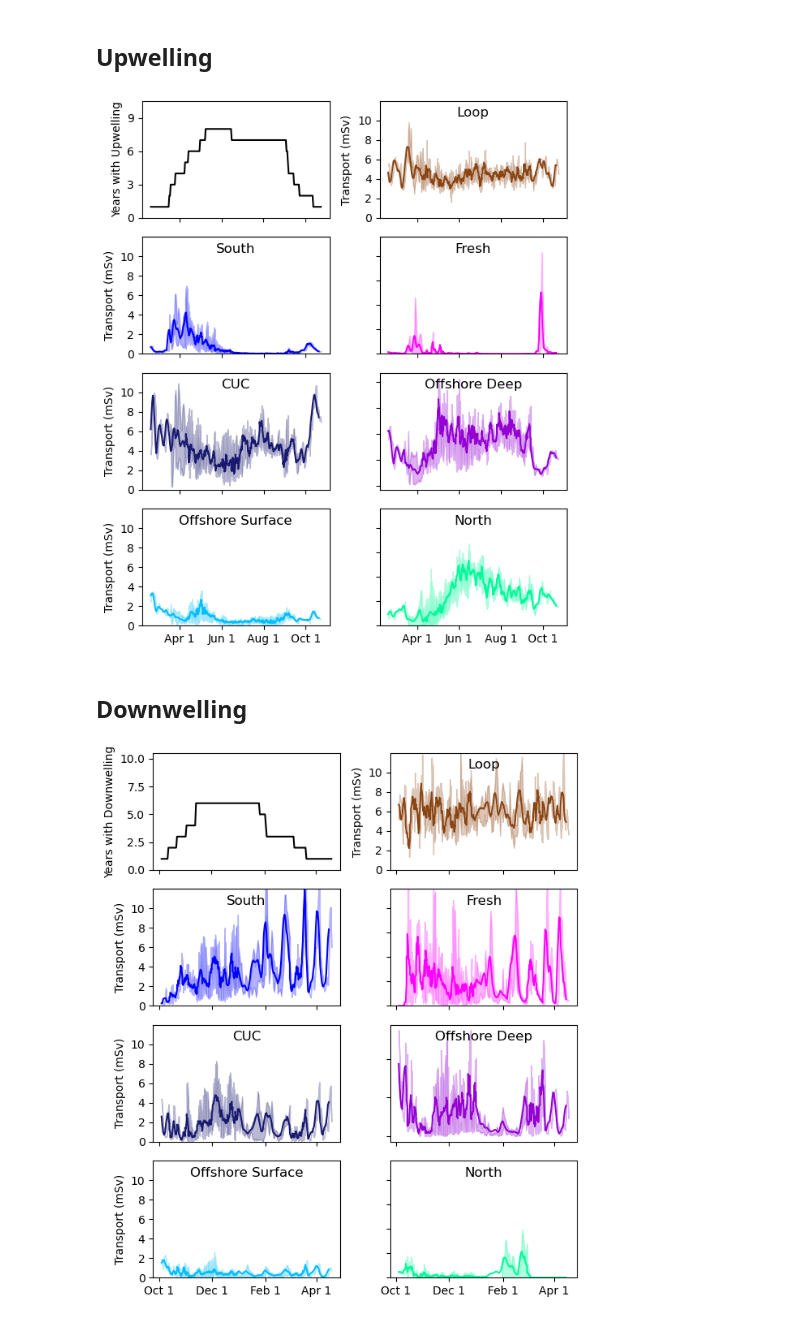
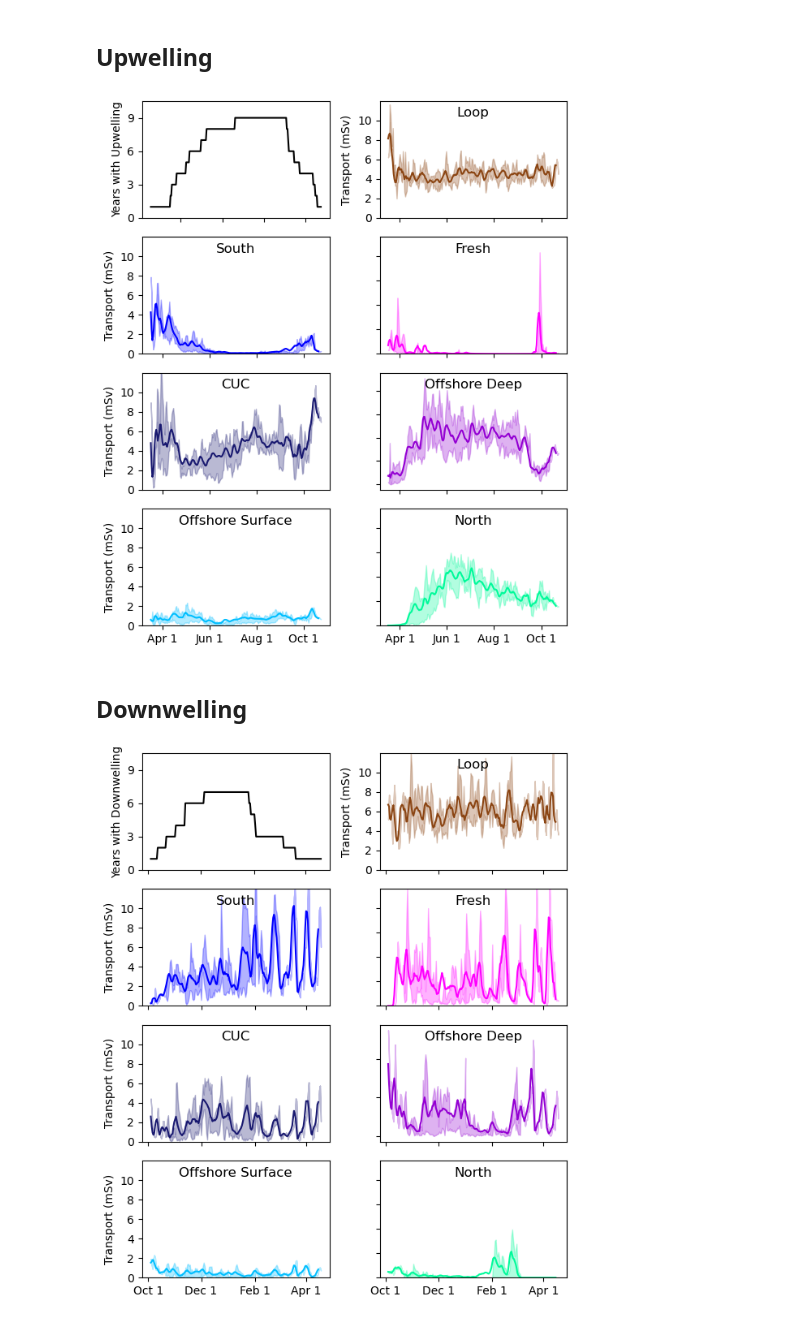
Before and after one commit to rbeutel/LO_user, a Jupyter notebook: ariane/quant_dynamics.ipynb, the cells around one changed output. Drawn from its saved outputs; the diff is of its cells as text; code cells hidden in the pictures.

Commit message:
added years

```diff
--- a/ariane/quant_dynamics.ipynb
+++ b/ariane/quant_dynamics.ipynb
@@ -152,7 +152,7 @@ ax[0,0].set_xticklabels([])
 
 # loop flow
 data = [loop.transport_2013,loop.transport_2014,loop.transport_2015,loop.transport_2016,loop.transport_2017,loop.transport_2018,
-        loop.transport_2021,loop.transport_2022]
+        loop.transport_2021,loop.transport_2021,loop.transport_2022]
 ax[0,1].plot(loop.yearday[:(-window + 1)],moving_average(np.nanmean(data,axis=0),window),'saddlebrown')
 ax[0,1].fill_between(loop.yearday,
                         np.nanpercentile(data, [25], method='midpoint',axis=0)[0],
@@ -165,7 +165,7 @@ ax[0,1].set_title('Loop',y=1,pad=-14)
 # south shelf flow
 # ax[1,0].plot(dates,mean_south)
 data = [south.transport_2013,south.transport_2014,south.transport_2015,south.transport_2016,south.transport_2017,south.transport_2018,
-        south.transport_2021,south.transport_2022]
+        south.transport_2021,south.transport_2021,south.transport_2022]
 ax[1,0].plot(south.yearday[:(-window + 1)],moving_average(np.nanmean(data,axis=0),window),'b')
 ax[1,0].fill_between(south.yearday,
                         np.nanpercentile(data, [25], method='midpoint',axis=0)[0],
@@ -179,7 +179,7 @@ ax[1,0].set_title('South',y=1,pad=-14)
 # fresh flow
 # ax[1,1].plot(dates,mean_fresh)
 data = [fresh.transport_2013,fresh.transport_2014, fresh.transport_2015,fresh.transport_2016,fresh.transport_2017,fresh.transport_2018,
-        fresh.transport_2021,fresh.transport_2022]
+        fresh.transport_2021,fresh.transport_2021,fresh.transport_2022]
 ax[1,1].plot(fresh.yearday[:(-window + 1)],moving_average(np.nanmean(data,axis=0),window),'magenta')
 ax[1,1].fill_between(fresh.yearday,
                         np.nanpercentile(data, [25], method='midpoint',axis=0)[0],
@@ -192,7 +192,7 @@ ax[1,1].set_title('Fresh',y=1,pad=-14)
 
 # cuc flow
 data = [cuc.transport_2013,cuc.transport_2014,cuc.transport_2015,cuc.transport_2016,cuc.transport_2017,cuc.transport_2018,
-        cuc.transport_2021,cuc.transport_2022]
+        cuc.transport_2021,cuc.transport_2021,cuc.transport_2022]
 ax[2,0].plot(cuc.yearday[:(-window + 1)],moving_average(np.nanmean(data,axis=0),window),'midnightblue')
 ax[2,0].fill_between(cuc.yearday,
                         np.nanpercentile(data, [25], method='midpoint',axis=0)[0],
@@ -204,7 +204,7 @@ ax[2,0].set_title('CUC',y=1,pad=-14)
 
 # offshore deep flow
 data = [offshore_d.transport_2013,offshore_d.transport_2014,offshore_d.transport_2015,offshore_d.transport_2016,offshore_d.transport_2017,offshore_d.transport_2018,
-        offshore_d.transport_2021,offshore_d.transport_2022]
+        offshore_d.transport_2021,offshore_d.transport_2021,offshore_d.transport_2022]
 ax[2,1].plot(offshore_d.yearday[:(-window + 1)],moving_average(np.nanmean(data,axis=0),window),'darkviolet')
 ax[2,1].fill_between(offshore_d.yearday,
                         np.nanpercentile(data, [25], method='midpoint',axis=0)[0],
@@ -218,7 +218,7 @@ ax[2,1].set_xticklabels([])
 
 # offshore surface flow
 data = [offshore_s.transport_2013,offshore_s.transport_2014,offshore_s.transport_2015,offshore_s.transport_2016,offshore_s.transport_2017,offshore_s.transport_2018,
-        offshore_s.transport_2021,offshore_s.transport_2022]
+        offshore_s.transport_2021,offshore_s.transport_2021,offshore_s.transport_2022]
 ax[3,0].plot(offshore_s.yearday[:(-window + 1)],moving_average(np.nanmean(data,axis=0),window),'deepskyblue')
 ax[3,0].fill_between(offshore_s.yearday,
                         np.nanpercentile(data, [25], method='midpoint',axis=0)[0],
@@ -231,7 +231,7 @@ ax[3,0].set_title('Offshore Surface',y=1,pad=-14)
 
 # north flow
 data = [north.transport_2013,north.transport_2014,north.transport_2015,north.transport_2016,north.transport_2017,north.transport_2018,
-        north.transport_2021,north.transport_2022]
+        north.transport_2021,north.transport_2021,north.transport_2022]
 ax[3,1].plot(north.yearday[:(-window + 1)],moving_average(np.nanmean(data,axis=0),window),'mediumspringgreen')
 ax[3,1].fill_between(north.yearday,
                         np.nanpercentile(data, [25], method='midpoint',axis=0)[0],
@@ -245,13 +245,14 @@ ax[3,1].set_yticklabels([])
 
 plt.tight_layout()
 # %% [output]
-[figure, old version]
+[figure, new version]
 # %% [markdown]
 ## Downwelling
 # %%
+# df21 = xr.open_dataset('/data1/bbeutel/LO_user/ariane/down_cas7/S_T/2023/ariane_positions_quantitative.nc')
 df21 = xr.open_dataset('/data1/bbeutel/LO_user/ariane/down_cas7/S_T/20220125/ariane_positions_quantitative.nc')
 df20 = xr.open_dataset('/data1/bbeutel/LO_user/ariane/down_cas7/S_T/20210202/ariane_positions_quantitative.nc')
-# df19 = xr.open_dataset('/data1/bbeutel/LO_user/ariane/down_cas7/S_T/2020/ariane_positions_quantitative.nc')
+df19 = xr.open_dataset('/data1/bbeutel/LO_user/ariane/down_cas7/S_T/20200127/ariane_positions_quantitative.nc')
 # df18 = xr.open_dataset('/data1/bbeutel/LO_user/ariane/down_cas7/S_T/2019/ariane_positions_quantitative.nc')
 df17 = xr.open_dataset('/data1/bbeutel/LO_user/ariane/down_cas7/S_T/20180201/ariane_positions_quantitative.nc')
 df16 = xr.open_dataset('/data1/bbeutel/LO_user/ariane/down_cas7/S_T/20170419/ariane_positions_quantitative.nc')
@@ -261,7 +262,7 @@ df13 = xr.open_dataset('/data1/bbeutel/LO_user/ariane/down_cas7/S_T/20140306/ari
 # %%
 fresh21, cuc21, south21, north21, offshore_d21, offshore_s21, loop21 = wm_day_divide(df21)
 fresh20, cuc20, south20, north20, offshore_d20, offshore_s20, loop20 = wm_day_divide(df20)
-# fresh19, cuc19, south19, north19, offshore_d19, offshore_s19, loop19 = wm_day_divide(df19)
+fresh19, cuc19, south19, north19, offshore_d19, offshore_s19, loop19 = wm_day_divide(df19)
 # fresh18, cuc18, south18, north18, offshore_d18, offshore_s18, loop18 = wm_day_divide(df18)
 fresh17, cuc17, south17, north17, offshore_d17, offshore_s17, loop17 = wm_day_divide(df17)
 fresh16, cuc16, south16, north16, offshore_d16, offshore_s16, loop16 = wm_day_divide(df16)
@@ -269,17 +270,18 @@ fresh15, cuc15, south15, north15, offshore_d15, offshore_s15, loop15 = wm_day_di
 # fresh14, cuc14, south14, north14, offshore_d14, offshore_s14, loop14 = wm_day_divide(df14)
 fresh13, cuc13, south13, north13, offshore_d13, offshore_s13, loop13 = wm_day_divide(df13)
 # %%
-endday = [dt.datetime(2014, 3, 6), dt.datetime(2016, 3, 19),dt.datetime(2017, 4, 19), dt.datetime(2018, 2, 1),dt.datetime(2021, 2, 2), dt.datetime(2022, 1, 25)]
-length = [113, 149, 198, 91, 82, 105]  # Number of days in the season for each year
+endday = [dt.datetime(2014, 3, 6), dt.datetime(2016, 3, 19),dt.datetime(2017, 4, 19), dt.datetime(2018, 2, 1),
+          dt.datetime(2020, 1, 27),dt.datetime(2021, 2, 2), dt.datetime(2022, 1, 25)]
+length = [113, 149, 198, 91, 53, 82, 105]  # Number of days in the season for each year
 startday = [endday[i]-dt.timedelta(days=length[i]) for i in range(len(endday))]  # Start dates
 # %%
-fresh = transport_df([fresh13, fresh15,fresh16,fresh17,fresh20,fresh21], startday, length,[2013, 2015, 2016,2017,2020,2021])
-south = transport_df([south13, south15,south16,south17,south20,south21], startday, length,[2013, 2015, 2016,2017,2020,2021])
-north = transport_df([south13, north15,north16,north17,north20,north21], startday, length,[2013, 2015, 2016,2017,2020,2021])
-cuc = transport_df([cuc13,cuc15,cuc16,cuc17,cuc20,cuc21, ], startday, length,[2013, 2015, 2016,2017,2020,2021])
-offshore_d = transport_df([offshore_d13, offshore_d15,offshore_d16,offshore_d17,offshore_d20,offshore_d21], startday, length,[2013, 2015, 2016,2017,2020,2021])
-offshore_s = transport_df([offshore_s13, offshore_s15,offshore_s16,offshore_s17,offshore_s20,offshore_s21], startday, length,[2013, 2015, 2016,2017,2020,2021])
-loop = transport_df([loop13,loop15,loop16,loop17,loop20,loop21], startday, length,[2013, 2015, 2016,2017,2020,2021])
+fresh = transport_df([fresh13, fresh15,fresh16,fresh17,fresh19,fresh20,fresh21], startday, length,[2013, 2015, 2016,2017,2019,2020,2021])
+south = transport_df([south13, south15,south16,south17,south19,south20,south21], startday, length,[2013, 2015, 2016,2017,2019,2020,2021])
+north = transport_df([south13, north15,north16,north17,north19,north20,north21], startday, length,[2013, 2015, 2016,2017,2019,2020,2021])
+cuc = transport_df([cuc13,cuc15,cuc16,cuc17,cuc19,cuc20,cuc21, ], startday, length,[2013, 2015, 2016,2017,2019,2020,2021])
+offshore_d = transport_df([offshore_d13, offshore_d15,offshore_d16,offshore_d17,offshore_d19,offshore_d20,offshore_d21], startday, length,[2013, 2015, 2016,2017,2019,2020,2021])
+offshore_s = transport_df([offshore_s13, offshore_s15,offshore_s16,offshore_s17,offshore_s19,offshore_s20,offshore_s21], startday, length,[2013, 2015, 2016,2017,2019,2020,2021])
+loop = transport_df([loop13,loop15,loop16,loop17,loop19,loop20,loop21], startday, length,[2013, 2015, 2016,2017,2019,2020,2021])
 # %%
 # number of similations overallaping in a julianne day
 # can't do it the same way as in upwelling bc downwelling too erratic
@@ -340,12 +342,12 @@ ax[3,1].set_xticklabels(['Oct 1','Dec 1','Feb 1', 'Apr 1'])
 # count of the number of summers with this date in the range
 ax[0,0].plot(jul,counts,'k')
 ax[0,0].set_ylim([0,10.5])
-ax[0,0].set_ticks([0,3,6,9])
+ax[0,0].set_yticks([0,3,6,9])
 ax[0,0].set_xticklabels([])
 ax[0,0].set_ylabel("Years with Downwelling")
 
 # loop flow
-data = [loop.transport_2013,  loop.transport_2015, loop.transport_2016,loop.transport_2017,loop.transport_2020,loop.transport_2021]
+data = [loop.transport_2013,  loop.transport_2015, loop.transport_2016,loop.transport_2017,loop.transport_2020,loop.transport_2020,loop.transport_2021]
 ax[0,1].plot(loop.yearday[:(-window + 1)],moving_average(np.nanmean(data,axis=0),window),'saddlebrown')
 ax[0,1].fill_between(loop.yearday,
                         np.nanpercentile(data, [25], method='midpoint',axis=0)[0],
@@ -357,7 +359,7 @@ ax[0,1].set_title('Loop',y=1,pad=-14)
 
 # south shelf flow
 # ax[1,0].plot(dates,mean_south)
-data = [south.transport_2013,  south.transport_2015, south.transport_2016,south.transport_2017,south.transport_2020,south.transport_2021]
+data = [south.transport_2013,  south.transport_2015, south.transport_2016,south.transport_2017,south.transport_2020,south.transport_2020,south.transport_2021]
 ax[1,0].plot(south.yearday[:(-window + 1)],moving_average(np.nanmean(data,axis=0),window),'b')
 ax[1,0].fill_between(south.yearday,
                         np.nanpercentile(data, [25], method='midpoint',axis=0)[0],
@@ -370,7 +372,7 @@ ax[1,0].set_title('South',y=1,pad=-14)
 
 # fresh flow
 # ax[1,1].plot(dates,mean_fresh)
-data = [fresh.transport_2013, fresh.transport_2015, fresh.transport_2016, fresh.transport_2017,fresh.transport_2020,fresh.transport_2021]
+data = [fresh.transport_2013, fresh.transport_2015, fresh.transport_2016, fresh.transport_2017,fresh.transport_2020,fresh.transport_2020,fresh.transport_2021]
 ax[1,1].plot(fresh.yearday[:(-window + 1)],moving_average(np.nanmean(data,axis=0),window),'magenta')
 ax[1,1].fill_between(fresh.yearday,
                         np.nanpercentile(data, [25], method='midpoint',axis=0)[0],
@@ -382,7 +384,7 @@ ax[1,1].set_ylim([0,ymax])
 ax[1,1].set_title('Fresh',y=1,pad=-14)
 
 # cuc flow
-data = [cuc.transport_2013,  cuc.transport_2015, cuc.transport_2016,cuc.transport_2017,cuc.transport_2020,cuc.transport_2021]
+data = [cuc.transport_2013,  cuc.transport_2015, cuc.transport_2016,cuc.transport_2017,cuc.transport_2020,cuc.transport_2020,cuc.transport_2021]
 ax[2,0].plot(cuc.yearday[:(-window + 1)],moving_average(np.nanmean(data,axis=0),window),'midnightblue')
 ax[2,0].fill_between(cuc.yearday,
                         np.nanpercentile(data, [25], method='midpoint',axis=0)[0],
@@ -393,7 +395,7 @@ ax[2,0].set_ylim([0,ymax])
 ax[2,0].set_title('CUC',y=1,pad=-14)
 
 # offshore deep flow
-data = [offshore_d.transport_2013,  offshore_d.transport_2015, offshore_d.transport_2016,offshore_d.transport_2017,offshore_d.transport_2020,offshore_d.transport_2021]
+data = [offshore_d.transport_2013,  offshore_d.transport_2015, offshore_d.transport_2016,offshore_d.transport_2017,offshore_d.transport_2020,offshore_d.transport_2020,offshore_d.transport_2021]
 ax[2,1].plot(offshore_d.yearday[:(-window + 1)],moving_average(np.nanmean(data,axis=0),window),'darkviolet')
 ax[2,1].fill_between(offshore_d.yearday,
                         np.nanpercentile(data, [25], method='midpoint',axis=0)[0],
@@ -402,33 +404,33 @@ ax[2,1].fill_between(offshore_d.yearday,
 ax[2,1].set_title('Offshore Deep',y=1,pad=-14)
 ax[2,1].set_yticklabels([])
 ax[2,1].set_xticklabels([])
 
 
 
 # offshore surface flow
-data = [offshore_s.transport_2013,  offshore_s.transport_2015, offshore_s.transport_2016,offshore_s.transport_2017,offshore_s.transport_2020,offshore_s.transport_2021]
+data = [offshore_s.transport_2013,  offshore_s.transport_2015, offshore_s.transport_2016,offshore_s.transport_2017,offshore_s.transport_2020,offshore_s.transport_2020,offshore_s.transport_2021]
 ax[3,0].plot(offshore_s.yearday[:(-window + 1)],moving_average(np.nanmean(data,axis=0),window),'deepskyblue')
 ax[3,0].fill_between(offshore_s.yearday,
                         np.nanpercentile(data, [25], method='midpoint',axis=0)[0],
                         np.nanpercentile(data, [75], method='midpoint',axis=0)[0],
                         color='deepskyblue',alpha=0.3)
 # ax[3,0].set_xticklabels([])
 ax[3,0].set_ylim([0,ymax])
 ax[3,0].set_title('Offshore Surface',y=1,pad=-14)
 
 
 # north flow
-data = [north.transport_2013,  north.transport_2015, north.transport_2016,north.transport_2017,north.transport_2020,north.transport_2021]
+data = [north.transport_2013,  north.transport_2015, north.transport_2016,north.transport_2017,north.transport_2020,north.transport_2020,north.transport_2021]
 ax[3,1].plot(north.yearday[:(-window + 1)],moving_average(np.nanmean(data,axis=0),window),'mediumspringgreen')
 ax[3,1].fill_between(north.yearday,
                         np.nanpercentile(data, [25], method='midpoint',axis=0)[0],
                         np.nanpercentile(data, [75], method='midpoint',axis=0)[0],
                         color='mediumspringgreen',alpha=0.3)
 # ax[3,1].set_xticklabels([])
 ax[3,1].set_ylim([0,ymax])
 ax[3,1].set_title('North',y=1,pad=-14)
 ax[3,1].set_yticklabels([])
 
 plt.tight_layout()
 # %% [output]
-[figure, old version]
+[figure, new version]
```
Also changed, not shown: parts of 5 cells of this notebook, 2 other files.
